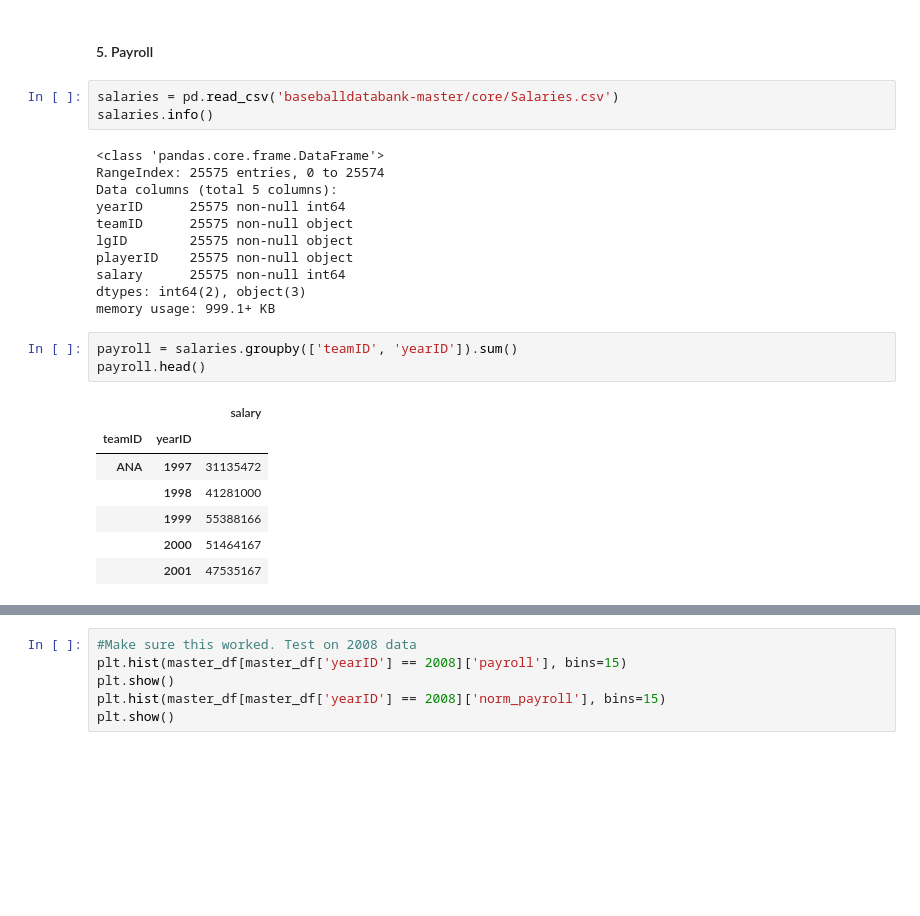
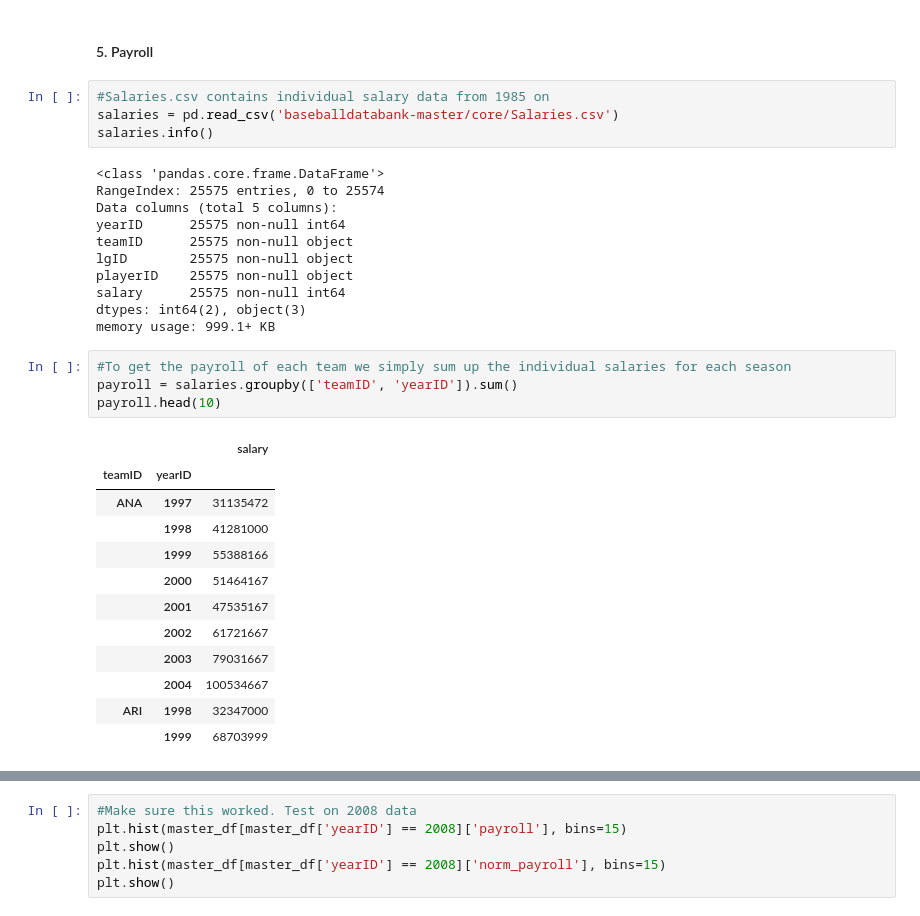
Before and after one commit to mattjaenicke/Data_Analyst_ND_Project2, a Jupyter notebook: Data_Analyst_ND_Project2.ipynb, the cells around one changed output, grey strips where cells are left out. Saved outputs shown, nothing was run; the diff lists cells and outputs as text; blank space fills up the shorter version.

```diff
--- a/Data_Analyst_ND_Project2.ipynb
+++ b/Data_Analyst_ND_Project2.ipynb
@@ -234,6 +238,7 @@ master_df['WHIP'] = roundDecimals(master_df['WHIP'], 3)
 # %% [markdown]
 #### 5. Payroll
 # %%
+#Salaries.csv contains individual salary data from 1985 on
 salaries = pd.read_csv('baseballdatabank-master/core/Salaries.csv')
 salaries.info()
 # %% [output]
@@ -247,15 +252,21 @@ playerID    25575 non-null object
 salary      25575 non-null int64
 dtypes: int64(2), object(3)
 memory usage: 999.1+ KB
-# %%
-payroll = salaries.groupby(['teamID', 'yearID']).sum()
-payroll.head()
-# %% [output]
-|  |  | salary |
-| teamID | yearID |  |
-| ANA | 1997 | 31135472 |
-|  | 1998 | 41281000 |
-|  | 1999 | 55388166 |
-|  | 2000 | 51464167 |
-|  | 2001 | 47535167 |
+# %%
+#To get the payroll of each team we simply sum up the individual salaries for each season
+payroll = salaries.groupby(['teamID', 'yearID']).sum()
+payroll.head(10)
+# %% [output]
+|  |  | salary |
+| teamID | yearID |  |
+| ANA | 1997 | 31135472 |
+|  | 1998 | 41281000 |
+|  | 1999 | 55388166 |
+|  | 2000 | 51464167 |
+|  | 2001 | 47535167 |
+|  | 2002 | 61721667 |
+|  | 2003 | 79031667 |
+|  | 2004 | 100534667 |
+| ARI | 1998 | 32347000 |
+|  | 1999 | 68703999 |
 # %%
```
Also changed, not shown: parts of 32 cells of this notebook.
